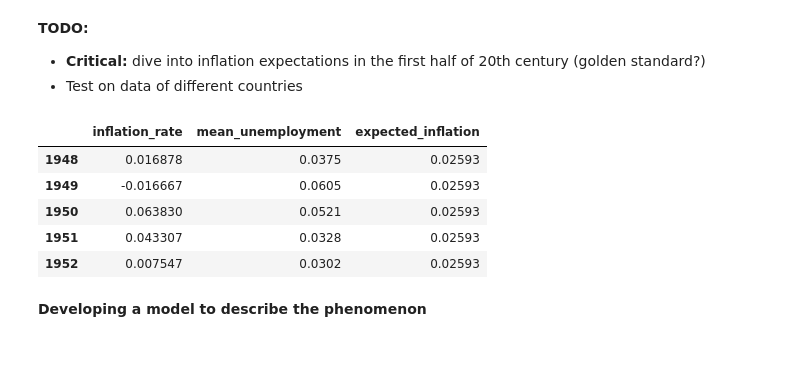
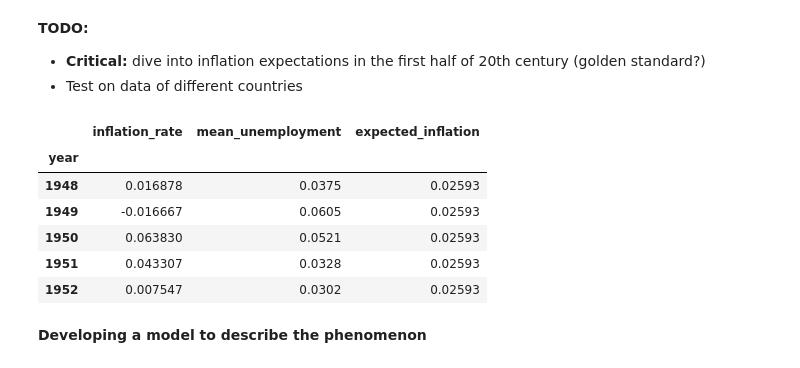
Before and after one commit to Michael-Kornilich/makro-analysis, a Jupyter notebook: makro_analysis.ipynb, the cells around one changed output. Drawn from its saved outputs; the diff is of its cells as text; code cells hidden in the pictures.

Commit message:
added a name to the index of the dataset

```diff
--- a/makro_analysis.ipynb
+++ b/makro_analysis.ipynb
@@ -13,10 +13,11 @@ np.set_printoptions(suppress=True)
 
 %matplotlib widget
 # %%
-dataset = pd.read_csv("dataset.csv",index_col="Unnamed: 0")
+dataset = pd.read_csv("dataset.csv",index_col="year")
 dataset.head()
 # %% [output]
 |  | inflation_rate | mean_unemployment | expected_inflation |
+| year |  |  |  |
 | 1948 | 0.016878 | 0.0375 | 0.02593 |
 | 1949 | -0.016667 | 0.0605 | 0.02593 |
 | 1950 | 0.063830 | 0.0521 | 0.02593 |
```
Also changed, not shown: 2 other files.
